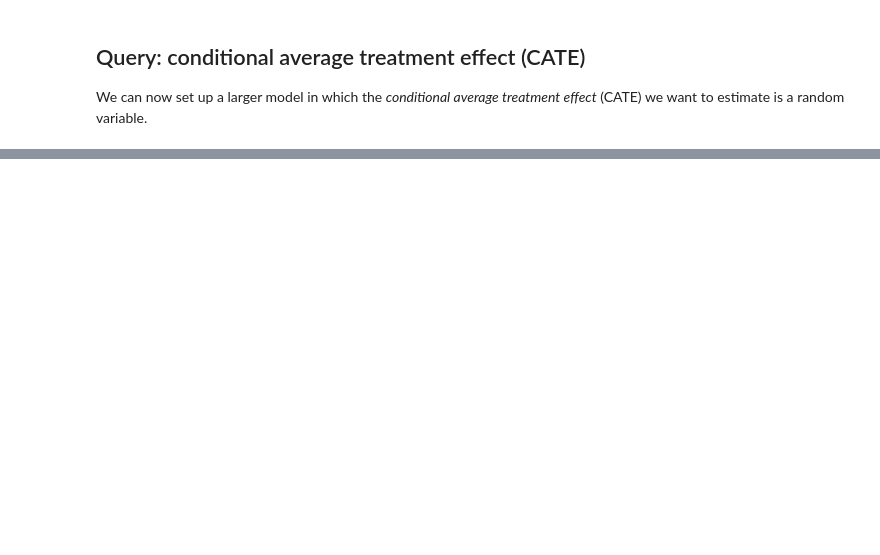
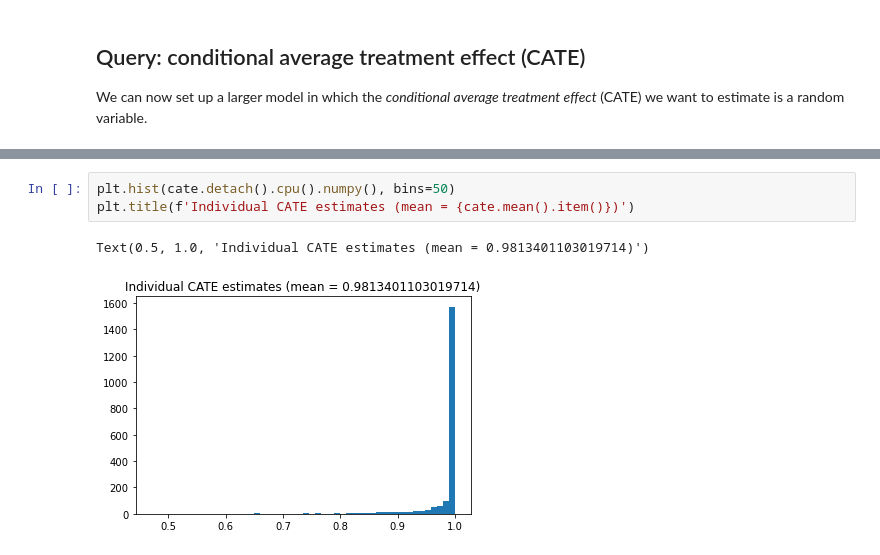
Before and after one commit to BasisResearch/chirho, a Jupyter notebook: docs/source/cevae.ipynb, the cells around one changed output, grey strips where cells are left out. Drawn from its saved outputs; the diff is of its cells as text; blank space fills up the shorter version.

```diff
--- a/docs/source/cevae.ipynb
+++ b/docs/source/cevae.ipynb
@@ -96,0 +333,6 @@ could be used to estimate it, including amortized variational inference
+# %%
+plt.hist(cate.detach().cpu().numpy(), bins=50)
+plt.title(f'Individual CATE estimates (mean = {cate.mean().item()})')
+# %% [output]
+Text(0.5, 1.0, 'Individual CATE estimates (mean = 0.9813401103019714)')
+[figure, added]
```
Also changed, not shown: parts of 15 cells of this notebook.
